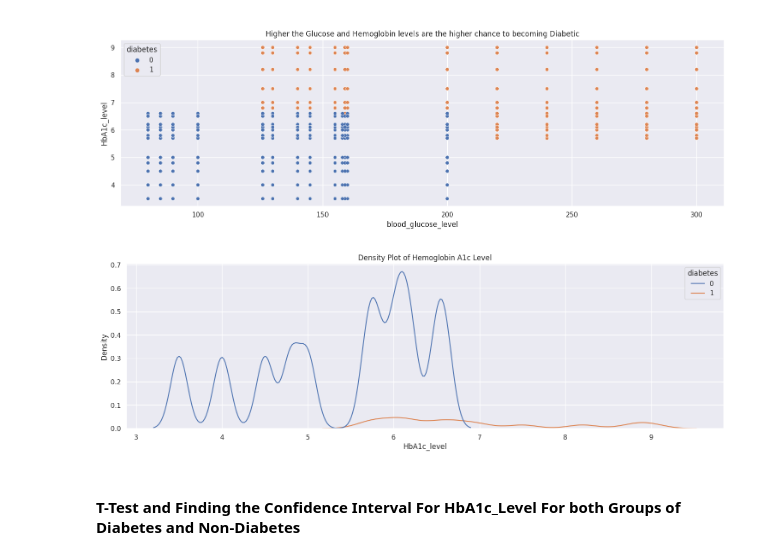
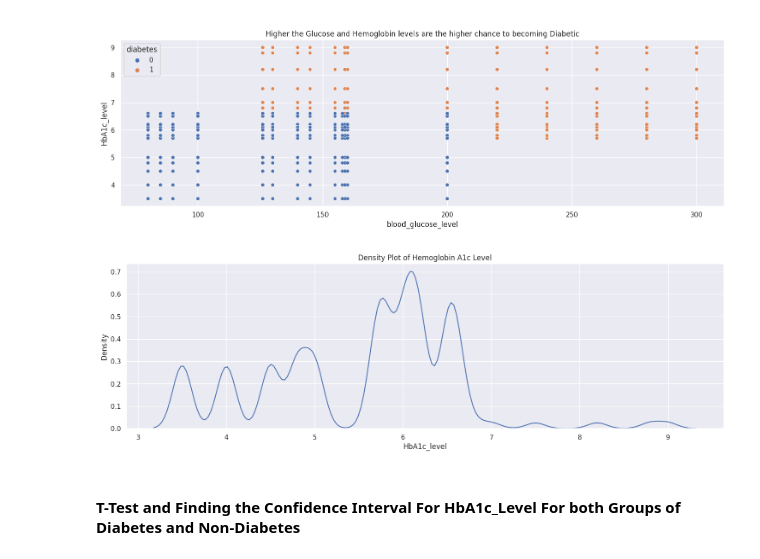
Before and after one commit to arezazadeh/CapstoneProjectOnDiabetes, a Jupyter notebook: predicting_diabetes_updated.ipynb, the cells around one changed output. Cells and saved outputs as stored; diff of their text form; code cells hidden in the pictures.

```diff
--- a/predicting_diabetes_updated.ipynb
+++ b/predicting_diabetes_updated.ipynb
@@ -249,12 +265,10 @@ fig.set_title("\nHigher the Glucose and Hemoglobin levels are the higher chance
 # %% [output]
 [figure]
 # %%
-fig = sns.kdeplot(df, x="HbA1c_level", hue="diabetes");
+fig = sns.kdeplot(df, x="HbA1c_level");
 fig.set_title("Density Plot of Hemoglobin A1c Level");
-
-# do side by side for Diabetes and Non Diabetes
 # %% [output]
-[figure, old version]
+[figure, new version]
 # %%
 
 #
```
Also changed, not shown: parts of 8 cells of this notebook, 9 other files.
